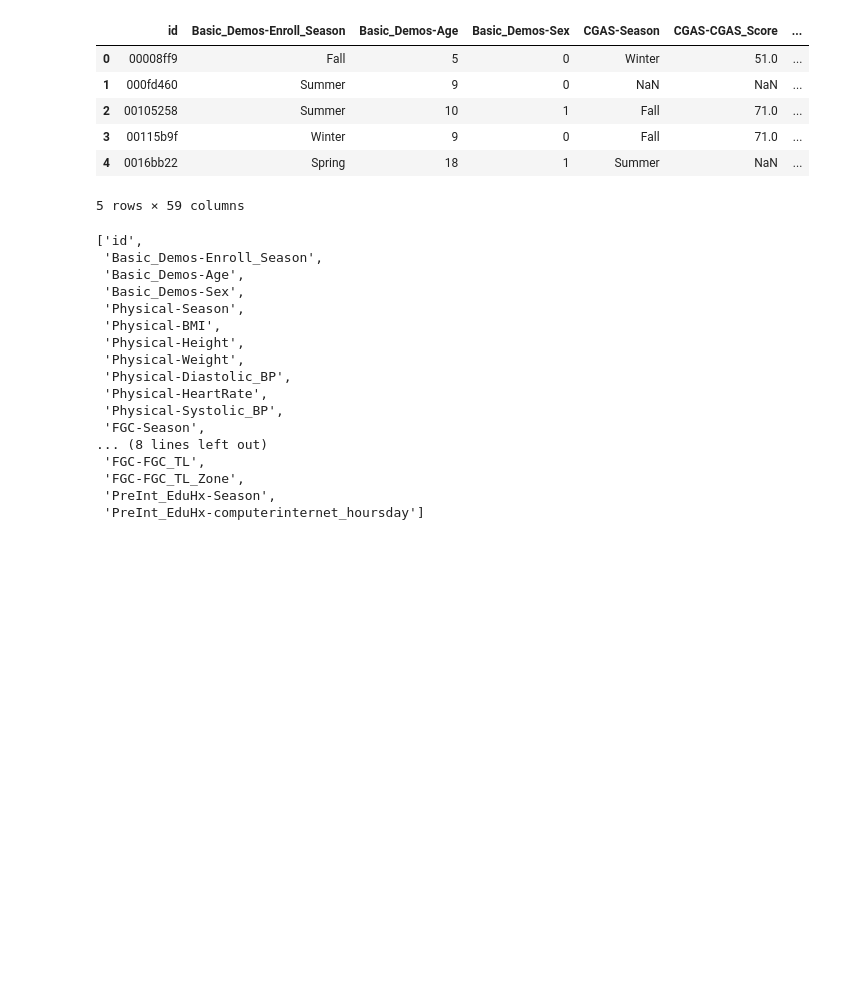
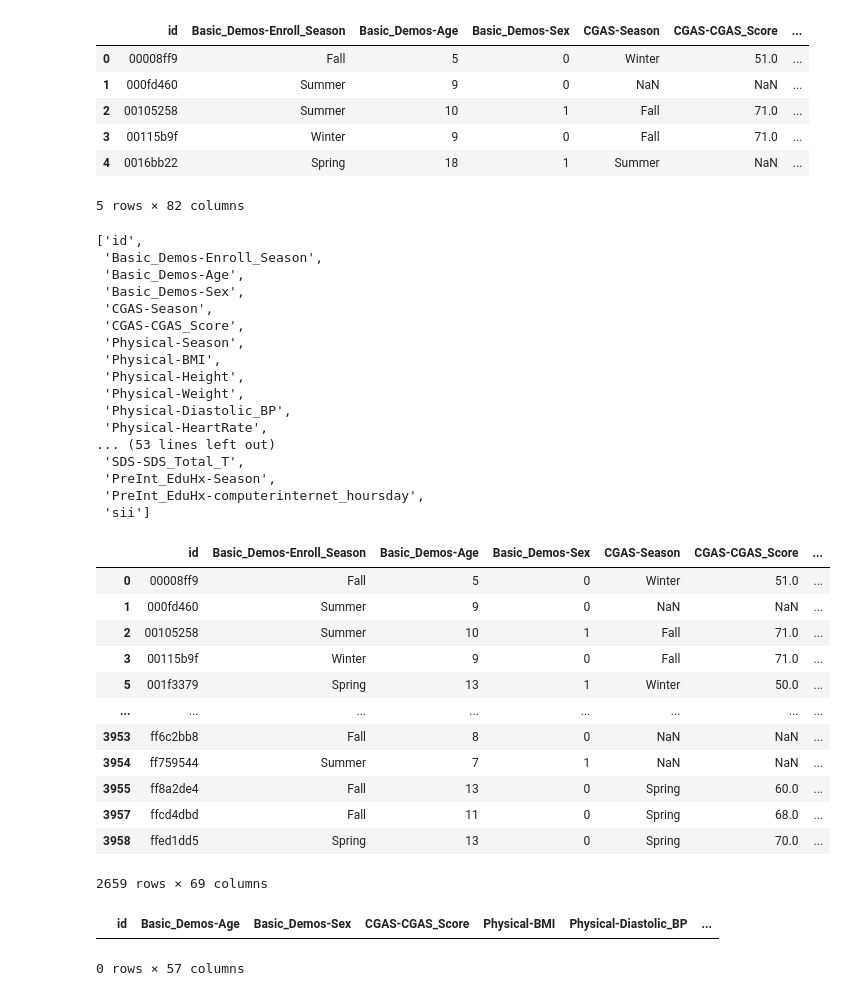
Before and after one commit to tsm40/Internet-Use, a Jupyter notebook: Imputation.ipynb, the cells around one changed output. Drawn from its saved outputs; the diff is of its cells as text; code cells hidden in the pictures; blank space fills up the shorter version.

```diff
--- a/Imputation.ipynb
+++ b/Imputation.ipynb
@@ -5,7 +5,7 @@ import torch.nn as nn
 import torch.optim as optim
 
 # Replace 'your_file.csv' with the path to your CSV file
-data = pd.read_csv('test.csv')
+data = pd.read_csv('train.csv')
 data.head()
 # %% [output]
 |  | id | Basic_Demos-Enroll_Season | Basic_Demos-Age | Basic_Demos-Sex | CGAS-Season | CGAS-CGAS_Score | ... |
@@ -14,26 +14,63 @@ data.head()
 | 2 | 00105258 | Summer | 10 | 1 | Fall | 71.0 | ... |
 | 3 | 00115b9f | Winter | 9 | 0 | Fall | 71.0 | ... |
 | 4 | 0016bb22 | Spring | 18 | 1 | Summer | NaN | ... |
-5 rows × 59 columns
+5 rows × 82 columns
 # %%
+# delete columns with more than 50% NaN
 threshold = 0.5
-data_filtered = data.loc[:, data.isnull().mean() < threshold]
-data_filtered.columns.tolist()
+data_filtered1 = data.loc[:, data.isnull().mean() < threshold]
+data_filtered1.columns.tolist()
 # %% [output]
 ['id',
  'Basic_Demos-Enroll_Season',
  'Basic_Demos-Age',
  'Basic_Demos-Sex',
+ 'CGAS-Season',
+ 'CGAS-CGAS_Score',
  'Physical-Season',
  'Physical-BMI',
  'Physical-Height',
  'Physical-Weight',
  'Physical-Diastolic_BP',
  'Physical-HeartRate',
- 'Physical-Systolic_BP',
- 'FGC-Season',
-... (8 lines left out)
- 'FGC-FGC_TL',
- 'FGC-FGC_TL_Zone',
+... (53 lines left out)
+ 'SDS-SDS_Total_T',
  'PreInt_EduHx-Season',
- 'PreInt_EduHx-computerinternet_hoursday']
+ 'PreInt_EduHx-computerinternet_hoursday',
+ 'sii']
+# %%
+# delete rows with more than 50% NaN
+threshold = 0.5
+data_filtered2 = data_filtered1.loc[data.notnull().mean(axis=1) >= threshold, :]
+data_filtered2
+# %% [output]
+|  | id | Basic_Demos-Enroll_Season | Basic_Demos-Age | Basic_Demos-Sex | CGAS-Season | CGAS-CGAS_Score | ... |
+| 0 | 00008ff9 | Fall | 5 | 0 | Winter | 51.0 | ... |
+| 1 | 000fd460 | Summer | 9 | 0 | NaN | NaN | ... |
+| 2 | 00105258 | Summer | 10 | 1 | Fall | 71.0 | ... |
+| 3 | 00115b9f | Winter | 9 | 0 | Fall | 71.0 | ... |
+| 5 | 001f3379 | Spring | 13 | 1 | Winter | 50.0 | ... |
+| ... | ... | ... | ... | ... | ... | ... | ... |
+| 3953 | ff6c2bb8 | Fall | 8 | 0 | NaN | NaN | ... |
+| 3954 | ff759544 | Summer | 7 | 1 | NaN | NaN | ... |
+| 3955 | ff8a2de4 | Fall | 13 | 0 | Spring | 60.0 | ... |
+| 3957 | ffcd4dbd | Fall | 11 | 0 | Spring | 68.0 | ... |
+| 3958 | ffed1dd5 | Spring | 13 | 0 | Spring | 70.0 | ... |
+2659 rows × 69 columns
+# %%
+#Delete repetitive columns like Height or Weight since we have BMI and delete seasons & SDS-SDS, which I don't think that useful. And then fill empty BMI by average based on sex
+data_drop = data_filtered2.drop(columns=['Basic_Demos-Enroll_Season','CGAS-Season','Physical-Height', 'Physical-Weight', 'Physical-Season', 'FGC-Season', 'BIA-Season', 'PCIAT-Season','SDS-Season', 'SDS-SDS_Total_Raw','PreInt_EduHx-Season',
+ 'SDS-SDS_Total_T',])
+
+# Calculate the average BMI for each gender
+avg_bmi_by_sex = data_drop.groupby('Basic_Demos-Sex')['Physical-BMI'].mean()
+
+# Fill missing BMI values based on the average BMI of the same gender
+data_drop['Physical-BMI'] = data_drop.apply(
+    lambda row: avg_bmi_by_sex[row['Basic_Demos-Sex']] if pd.isnull(row['Physical-BMI']) else row['Physical-BMI'],
+    axis=1
+)
+data_drop[data_drop['Physical-BMI'].isna() == True]
+# %% [output]
+|  | id | Basic_Demos-Age | Basic_Demos-Sex | CGAS-CGAS_Score | Physical-BMI | Physical-Diastolic_BP | ... |
+0 rows × 57 columns
```
Also changed, not shown: parts of 12 cells of this notebook, 1 other file.
